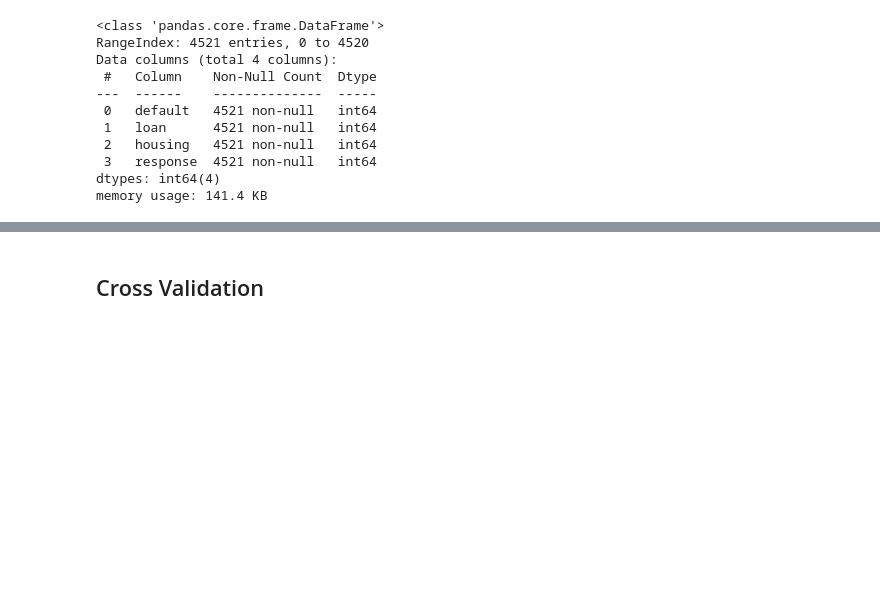
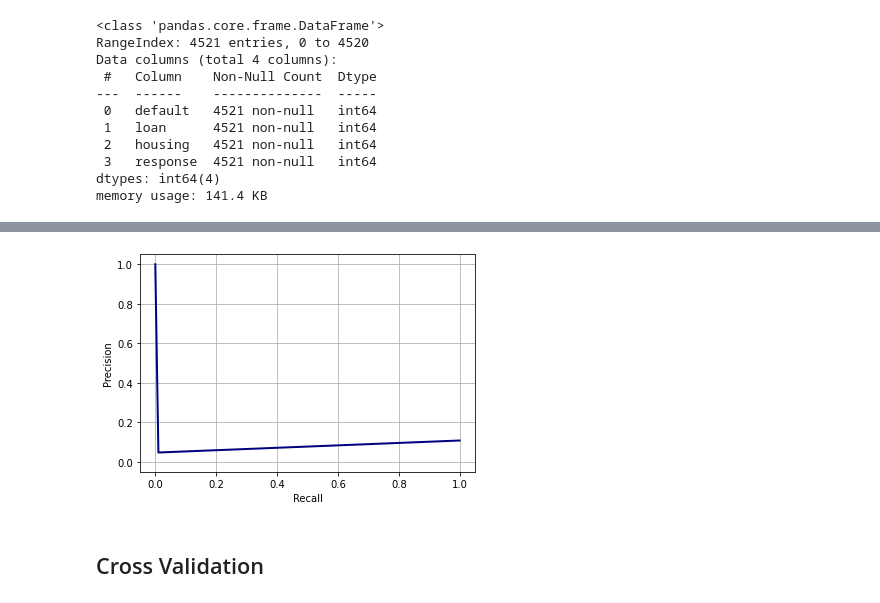
Before and after one commit to rhilderbrand/MSDS-422-MachineLearning, a Jupyter notebook: Hilderbrand_Assignment_3.ipynb, the cells around one changed output, grey strips where cells are left out. Cells and saved outputs as stored; diff of their text form; code cells hidden in the pictures; blank space fills up the shorter version.

```diff
--- a/Hilderbrand_Assignment_3.ipynb
+++ b/Hilderbrand_Assignment_3.ipynb
@@ -413,2 +424,18 @@ plt.show()
+# %%
+from sklearn.metrics import precision_recall_curve
+
+y_score = logreg.fit(X_train, y_train).decision_function(X_train)
+y_pred = logreg.fit(X_train, y_train).predict(X_test)
+
+precision, recall, threshold = precision_recall_curve(y_test, y_pred_nb)
+
+plt.plot(recall, precision, lw=2, color='navy')
+plt.xlabel('Recall')
+plt.ylabel('Precision')
+plt.ylim([-0.05, 1.05])
+plt.xlim([-0.05, 1.05])
+plt.grid()
+# %% [output]
+[figure, added]
 # %% [markdown]
 ## Cross Validation
```
Also changed, not shown: parts of 17 cells of this notebook.
